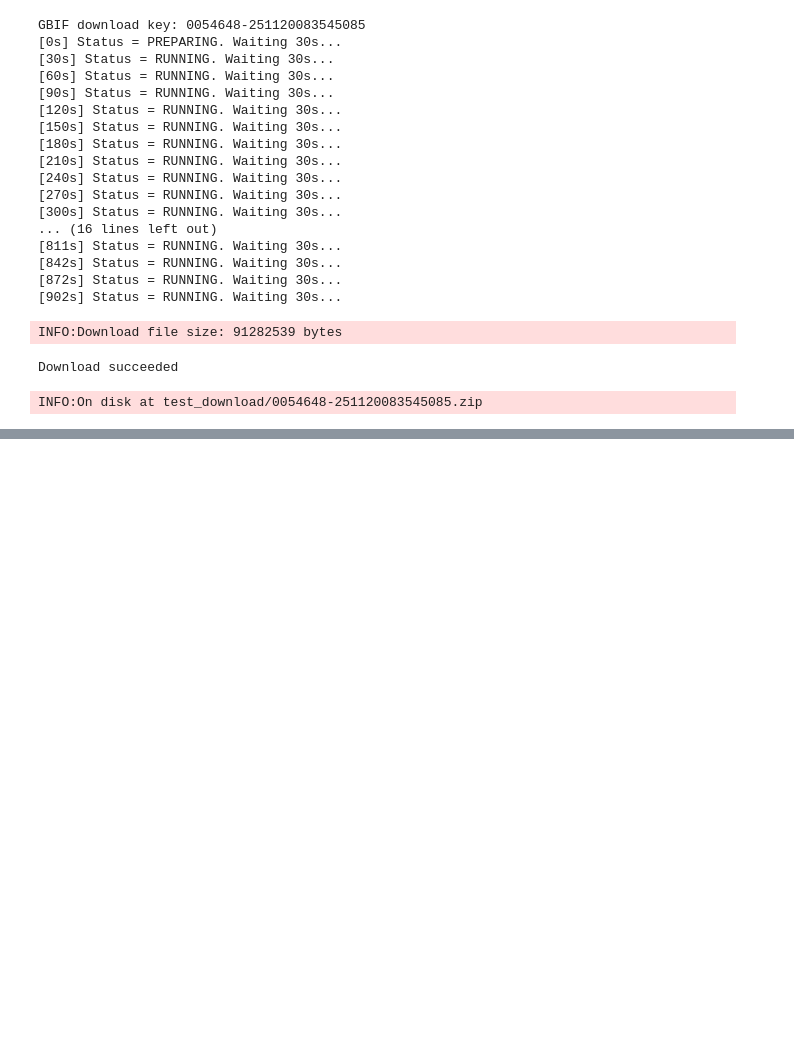
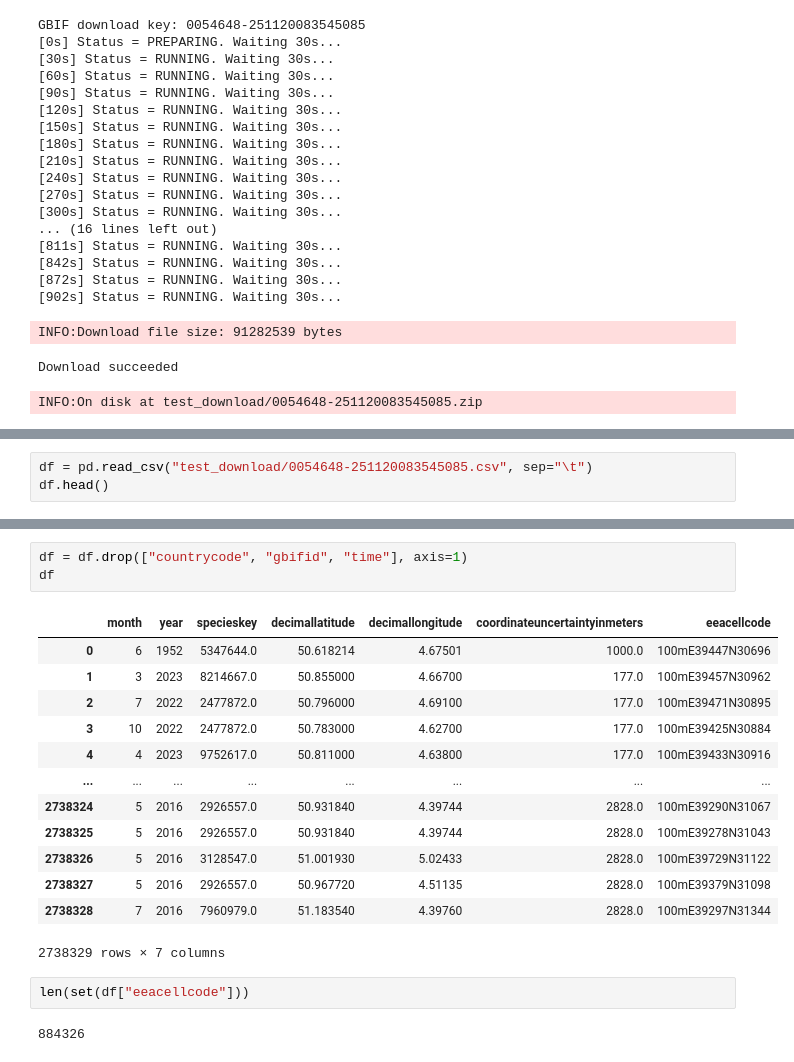
Before and after one commit to nbillietPM/BmC, a Jupyter notebook: gbif_sql.ipynb, the cells around one changed output, grey strips where cells are left out. Drawn from its saved outputs; the diff is of its cells as text; blank space fills up the shorter version.

```diff
--- a/gbif_sql.ipynb
+++ b/gbif_sql.ipynb
@@ -638,0 +676,3 @@ INFO:On disk at test_download/0054648-251120083545085.zip
+# %%
+df = pd.read_csv("test_download/0054648-251120083545085.csv", sep="\t")
+df.head()
@@ -638,0 +696,21 @@ INFO:On disk at test_download/0054648-251120083545085.zip
+# %%
+df = df.drop(["countrycode", "gbifid", "time"], axis=1)
+df
+# %% [output]
+|  | month | year | specieskey | decimallatitude | decimallongitude | coordinateuncertaintyinmeters | eeacellcode |
+| 0 | 6 | 1952 | 5347644.0 | 50.618214 | 4.67501 | 1000.0 | 100mE39447N30696 |
+| 1 | 3 | 2023 | 8214667.0 | 50.855000 | 4.66700 | 177.0 | 100mE39457N30962 |
+| 2 | 7 | 2022 | 2477872.0 | 50.796000 | 4.69100 | 177.0 | 100mE39471N30895 |
+| 3 | 10 | 2022 | 2477872.0 | 50.783000 | 4.62700 | 177.0 | 100mE39425N30884 |
+| 4 | 4 | 2023 | 9752617.0 | 50.811000 | 4.63800 | 177.0 | 100mE39433N30916 |
+| ... | ... | ... | ... | ... | ... | ... | ... |
+| 2738324 | 5 | 2016 | 2926557.0 | 50.931840 | 4.39744 | 2828.0 | 100mE39290N31067 |
+| 2738325 | 5 | 2016 | 2926557.0 | 50.931840 | 4.39744 | 2828.0 | 100mE39278N31043 |
+| 2738326 | 5 | 2016 | 3128547.0 | 51.001930 | 5.02433 | 2828.0 | 100mE39729N31122 |
+| 2738327 | 5 | 2016 | 2926557.0 | 50.967720 | 4.51135 | 2828.0 | 100mE39379N31098 |
+| 2738328 | 7 | 2016 | 7960979.0 | 51.183540 | 4.39760 | 2828.0 | 100mE39297N31344 |
+2738329 rows × 7 columns
+# %%
+len(set(df["eeacellcode"]))
+# %% [output]
+884326
```
Also changed, not shown: parts of 7 cells of this notebook, 5 other files.
